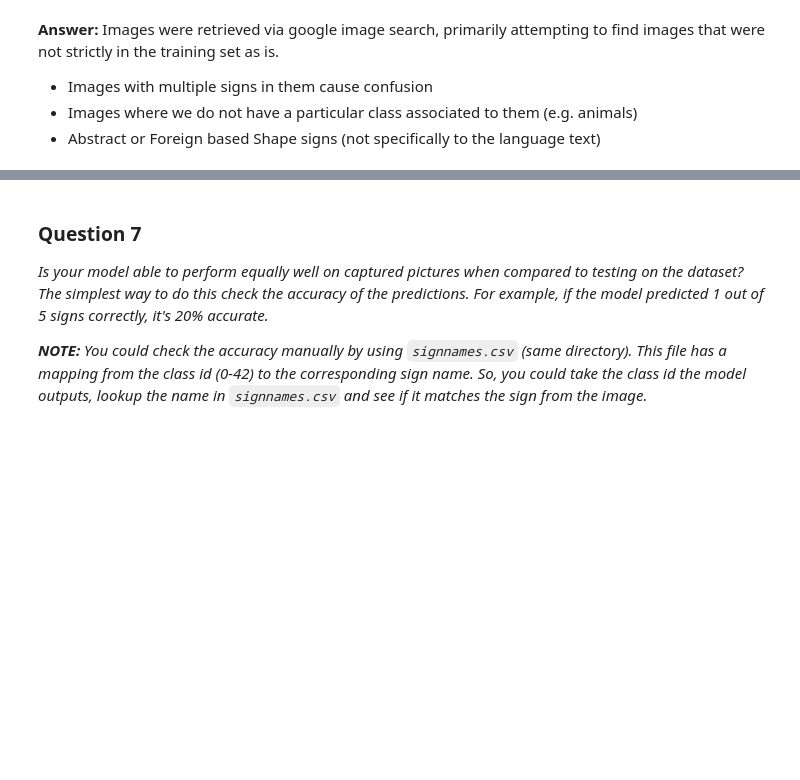
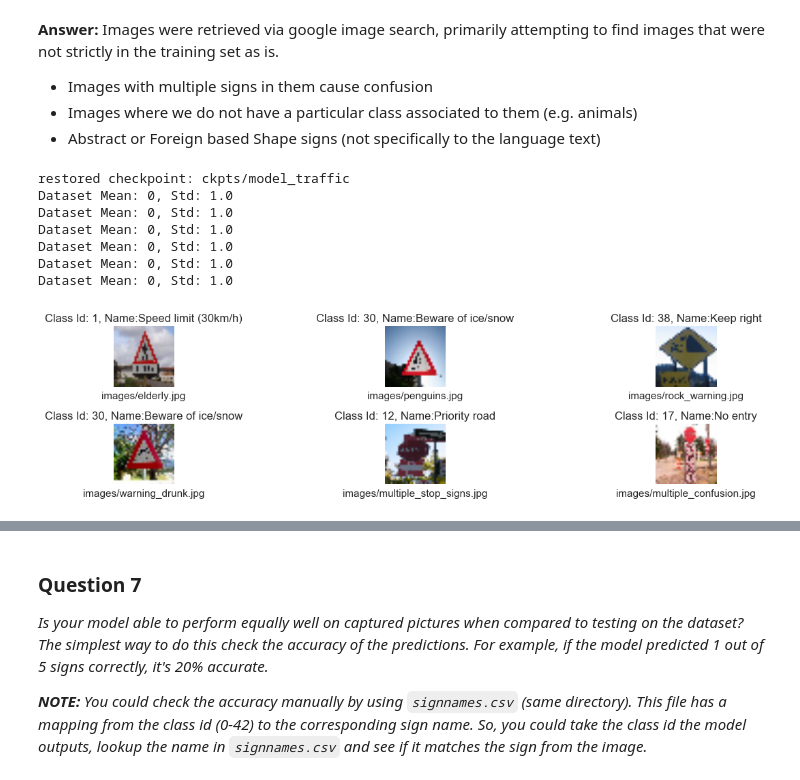
Before and after one commit to akamlani/selfdrivingcar, a Jupyter notebook: assignments/CarND-Traffic-Sign-Classifier-Project-P2/Traffic_Sign_Classifier.ipynb, the cells around one changed output, grey strips where cells are left out. Cells and saved outputs as stored; diff of their text form; code cells hidden in the pictures; blank space fills up the shorter version.

Commit message:
update traffic sign project per training and evaluation

```diff
--- a/assignments/CarND-Traffic-Sign-Classifier-Project-P2/Traffic_Sign_Classifier.ipynb
+++ b/assignments/CarND-Traffic-Sign-Classifier-Project-P2/Traffic_Sign_Classifier.ipynb
@@ -232,7 +232,7 @@ train_mode = False
 n_channels = 1 if greyscale else 3
 dimensions = (X_train.shape[1], X_train.shape[2])
 # define hyperparameter and loss configuration
-config = {'num_epochs': 5, 'batch_size': 128, 'learning_rate': 0.01, 'dropout_proba': 0.25}
+config = {'num_epochs': 50, 'batch_size': 128, 'learning_rate': 0.001, 'dropout_proba': 0.25}
 config.update({'model': 'ckpts/model_traffic'})
 config.update({'scenario': 'dense'})
 config.update({'log_step': 1})
@@ -502,24 +515,41 @@ Images were retrieved via google image search, primarily attempting to find imag
 # %%
 ### Run the predictions here.
 ### Feel free to use as many code cells as needed.
-def make_prediction(sess, image_data, logits):
-    cls = sess.run(tf.argmax(logits, 1), feed_dict={x: [image_data]})[0]
+def make_prediction(image_data, sess, tensors, logits):
+    data_feed_dict = {
+        tensors['tensor_features']: [image_data],
+        tensors['tensor_dropout_proba']: 1.0,
+        tensors['tensor_phase']: False
+    }
+    cls = sess.run(tf.argmax(logits, 1), feed_dict=data_feed_dict)[0]
     return cls
 
-def show_image_predictions(sess, axi, image_file, logits):
+def show_image_predictions(axi, image_file, sess, tensors, logits):
     image_data = mpimg.imread(image_file)
     resized_image_data = cv2.resize(image_data, (32, 32))
-    cls = make_prediction(sess, resized_image_data, logits)
+    image_data_std = standardize_data(resized_image_data, **{'standardize': True})
+    cls = make_prediction(image_data_std, sess, tensors, logits)
     sign_name = df_signs[df_signs.ClassId == cls].SignName.values[0]
     axi.imshow(resized_image_data)
     set_axi_opts(axi, **{'title': "Class Id: {}, Name:{}".format(cls, sign_name), 'xlabel': image_file})
     return cls
 
-cls_yhat = []
-fig, ax = plt.subplots(2,3, figsize=(12,3))
-for axi, filename in zip(ax.flatten(), image_files):
-    cls_yhat.append( show_image_predictions(tr_session, axi, 'images/' + filename, logits) )
-plt.tight_layout()
+with tf.Session() as sess:
+    cls_yhat = []
+    tf_utils.load_checkpoints(**config)
+    fig, ax = plt.subplots(2,3, figsize=(12,3))
+    for axi, filename in zip(ax.flatten(), image_files):
+        cls_yhat.append( show_image_predictions(axi, 'images/' + filename, sess, tensor_dict, logits) )
+    plt.tight_layout()
+# %% [output]
+restored checkpoint: ckpts/model_traffic
+Dataset Mean: 0, Std: 1.0
+Dataset Mean: 0, Std: 1.0
+Dataset Mean: 0, Std: 1.0
+Dataset Mean: 0, Std: 1.0
+Dataset Mean: 0, Std: 1.0
+Dataset Mean: 0, Std: 1.0
+[figure, added]
 # %%
 # show training images for these classes
 print("Training Image Examples for Similar Classes")
```
Also changed, not shown: parts of 10 cells of this notebook, 1 other file.
